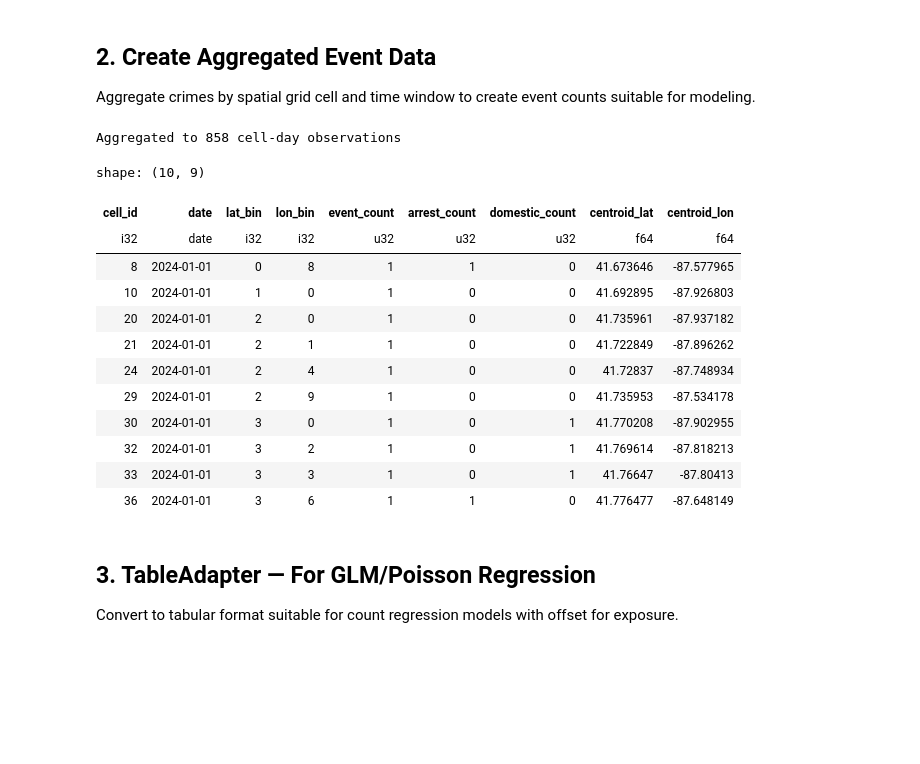
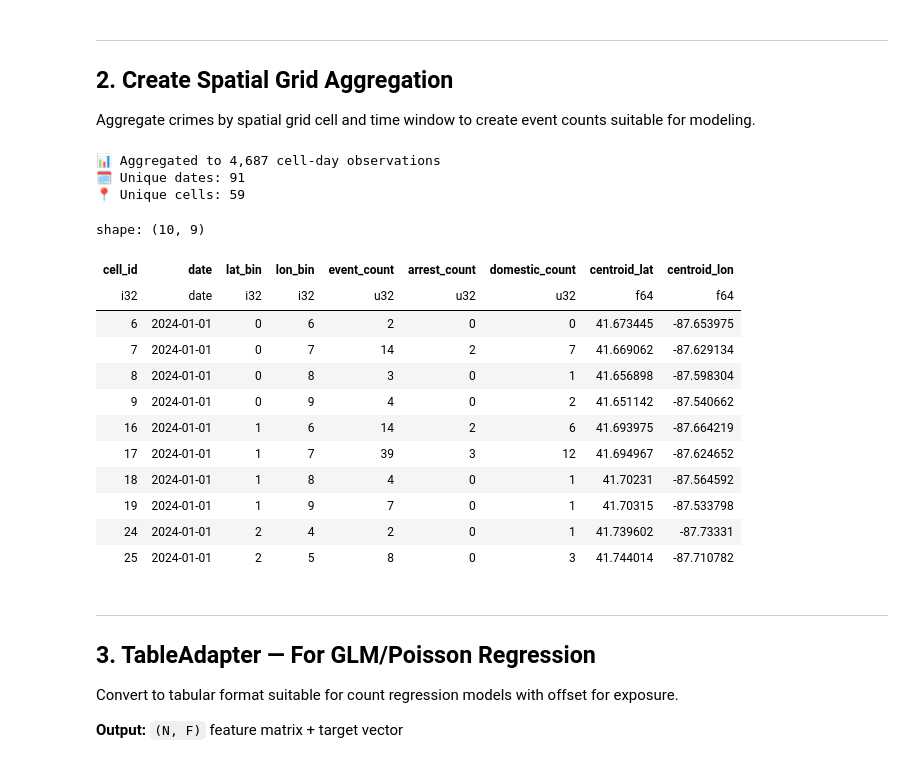
Before and after one commit to BayoHabib/eventflow, a Jupyter notebook: notebooks/demo_chicago_crime.ipynb, the cells around one changed output. Drawn from its saved outputs; the diff is of its cells as text; code cells hidden in the pictures; blank space fills up the shorter version.

```diff
--- a/notebooks/demo_chicago_crime.ipynb
+++ b/notebooks/demo_chicago_crime.ipynb
@@ -75,53 +162,63 @@ shape: (10, 9)
 # %% [markdown]
-## 2. Create Aggregated Event Data
+---
+
+## 2. Create Spatial Grid Aggregation
 
 Aggregate crimes by spatial grid cell and time window to create event counts suitable for modeling.
 # %%
 # Create spatial grid bins (10x10 grid over Chicago)
 n_lat_bins, n_lon_bins = 10, 10
 
 crime_df = crime_df.with_columns([
-    ((pl.col("latitude") - lat_min) / (lat_max - lat_min) * n_lat_bins).floor().cast(pl.Int32).alias("lat_bin"),
-    ((pl.col("longitude") - lon_min) / (lon_max - lon_min) * n_lon_bins).floor().cast(pl.Int32).alias("lon_bin"),
+    ((pl.col("latitude") - lat_min) / (lat_max - lat_min) * n_lat_bins).floor().cast(pl.Int32).clip(0, n_lat_bins-1).alias("lat_bin"),
+    ((pl.col("longitude") - lon_min) / (lon_max - lon_min) * n_lon_bins).floor().cast(pl.Int32).clip(0, n_lon_bins-1).alias("lon_bin"),
     pl.col("timestamp").dt.date().alias("date"),
     pl.col("timestamp").dt.hour().alias("hour"),
 ])
 
 # Create spatial cell ID
 crime_df = crime_df.with_columns(
     (pl.col("lat_bin") * n_lon_bins + pl.col("lon_bin")).alias("cell_id")
 )
 
 # Aggregate by cell and date
 daily_counts = crime_df.group_by(["cell_id", "date", "lat_bin", "lon_bin"]).agg([
     pl.len().alias("event_count"),
     pl.col("arrest").sum().alias("arrest_count"),
     pl.col("domestic").sum().alias("domestic_count"),
     pl.col("latitude").mean().alias("centroid_lat"),
     pl.col("longitude").mean().alias("centroid_lon"),
 ]).sort(["date", "cell_id"])
 
-print(f"Aggregated to {len(daily_counts)} cell-day observations")
+print(f"📊 Aggregated to {len(daily_counts):,} cell-day observations")
+print(f"🗓️ Unique dates: {daily_counts['date'].n_unique()}")
+print(f"📍 Unique cells: {daily_counts['cell_id'].n_unique()}")
 daily_counts.head(10)
 # %% [output]
-Aggregated to 858 cell-day observations
+📊 Aggregated to 4,687 cell-day observations
+🗓️ Unique dates: 91
+📍 Unique cells: 59
 shape: (10, 9)
 | cell_id | date | lat_bin | lon_bin | event_count | arrest_count | domestic_count | centroid_lat | centroid_lon |
 | i32 | date | i32 | i32 | u32 | u32 | u32 | f64 | f64 |
-| 8 | 2024-01-01 | 0 | 8 | 1 | 1 | 0 | 41.673646 | -87.577965 |
-| 10 | 2024-01-01 | 1 | 0 | 1 | 0 | 0 | 41.692895 | -87.926803 |
-| 20 | 2024-01-01 | 2 | 0 | 1 | 0 | 0 | 41.735961 | -87.937182 |
-| 21 | 2024-01-01 | 2 | 1 | 1 | 0 | 0 | 41.722849 | -87.896262 |
-| 24 | 2024-01-01 | 2 | 4 | 1 | 0 | 0 | 41.72837 | -87.748934 |
-| 29 | 2024-01-01 | 2 | 9 | 1 | 0 | 0 | 41.735953 | -87.534178 |
-| 30 | 2024-01-01 | 3 | 0 | 1 | 0 | 1 | 41.770208 | -87.902955 |
-| 32 | 2024-01-01 | 3 | 2 | 1 | 0 | 1 | 41.769614 | -87.818213 |
-| 33 | 2024-01-01 | 3 | 3 | 1 | 0 | 1 | 41.76647 | -87.80413 |
-| 36 | 2024-01-01 | 3 | 6 | 1 | 1 | 0 | 41.776477 | -87.648149 |
+| 6 | 2024-01-01 | 0 | 6 | 2 | 0 | 0 | 41.673445 | -87.653975 |
+| 7 | 2024-01-01 | 0 | 7 | 14 | 2 | 7 | 41.669062 | -87.629134 |
+| 8 | 2024-01-01 | 0 | 8 | 3 | 0 | 1 | 41.656898 | -87.598304 |
+| 9 | 2024-01-01 | 0 | 9 | 4 | 0 | 2 | 41.651142 | -87.540662 |
+| 16 | 2024-01-01 | 1 | 6 | 14 | 2 | 6 | 41.693975 | -87.664219 |
+| 17 | 2024-01-01 | 1 | 7 | 39 | 3 | 12 | 41.694967 | -87.624652 |
+| 18 | 2024-01-01 | 1 | 8 | 4 | 0 | 1 | 41.70231 | -87.564592 |
+| 19 | 2024-01-01 | 1 | 9 | 7 | 0 | 1 | 41.70315 | -87.533798 |
+| 24 | 2024-01-01 | 2 | 4 | 2 | 0 | 1 | 41.739602 | -87.73331 |
+| 25 | 2024-01-01 | 2 | 5 | 8 | 0 | 3 | 41.744014 | -87.710782 |
 # %% [markdown]
+---
+
 ## 3. TableAdapter — For GLM/Poisson Regression
 
 Convert to tabular format suitable for count regression models with offset for exposure.
+
+**Output:** `(N, F)` feature matrix + target vector
 # %%
 # Prepare features for TableAdapter
 # Add day-of-week and exposure (log area proxy)
```
Also changed, not shown: parts of 20 cells of this notebook, 3 other files.
